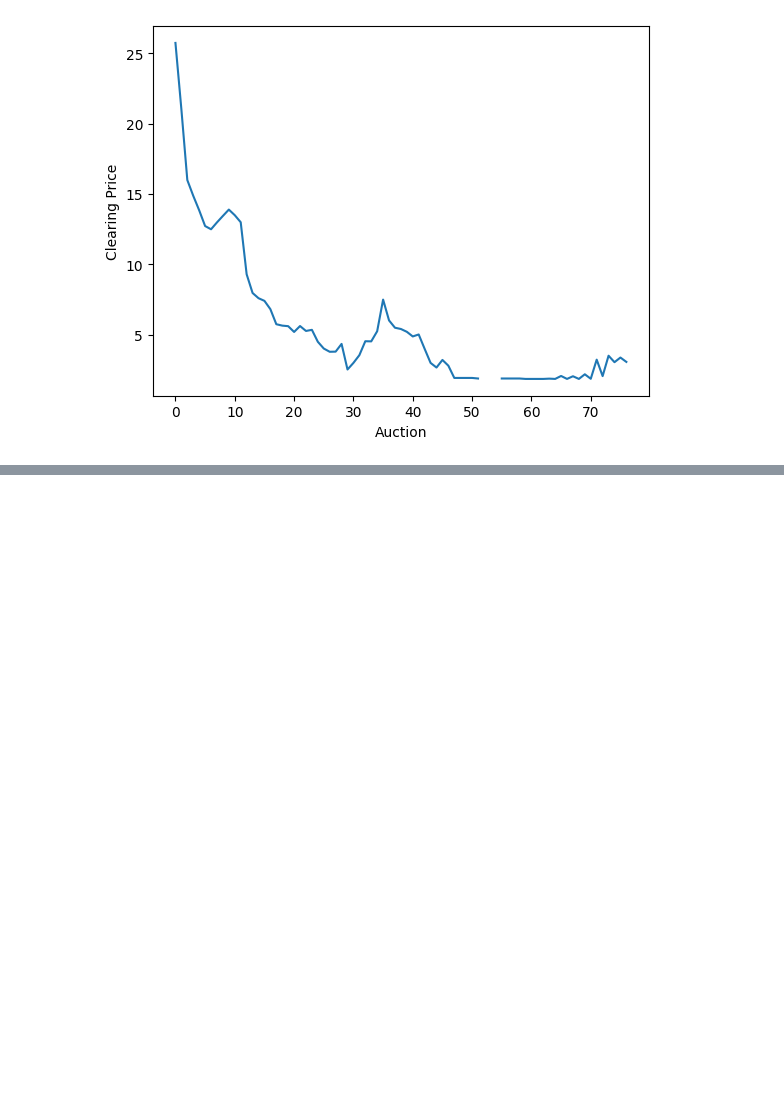
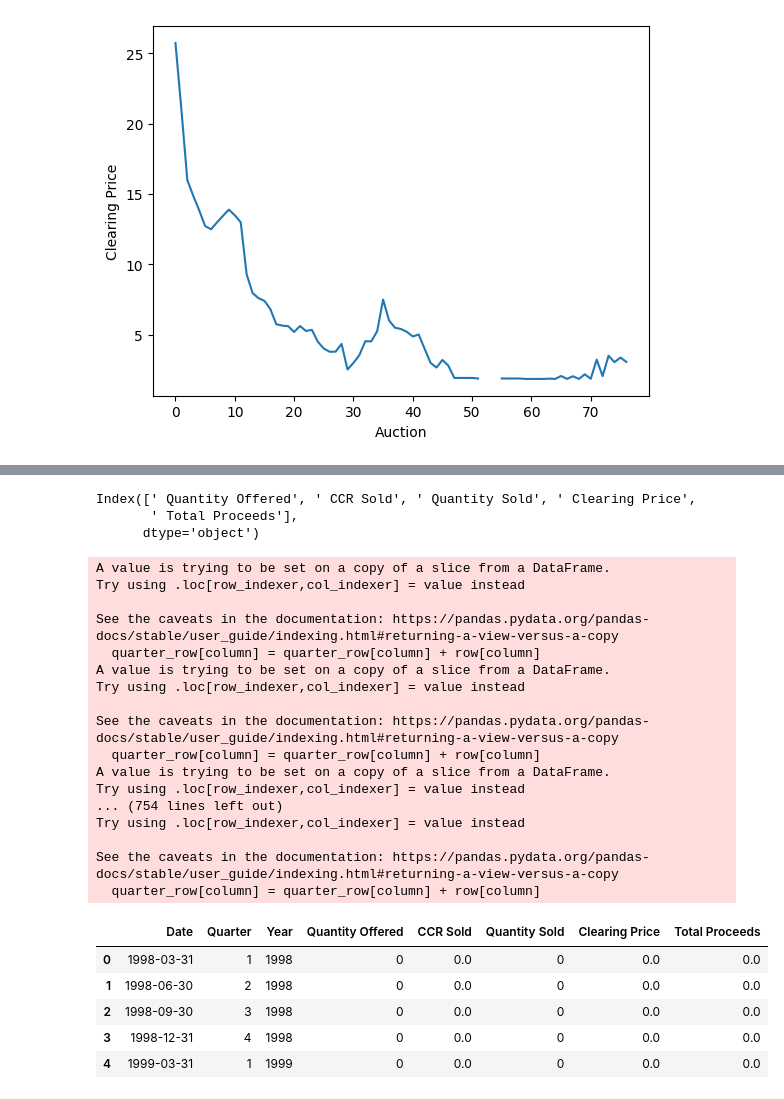
Before and after one commit to Rutgers-Economics-Labs/CleanEnergyFundingF24, a Jupyter notebook: analyze.ipynb, the cells around one changed output, grey strips where cells are left out. Drawn from its saved outputs; the diff is of its cells as text; code cells hidden in the pictures; blank space fills up the shorter version.

```diff
--- a/analyze.ipynb
+++ b/analyze.ipynb
@@ -360,0 +395,45 @@ plt.show()
+# %%
+# loop through all the auction data and add it to the quarters df by aggregating the columns
+
+# add the data.columns to the quarters_df
+columns = data.columns[2:]
+print(columns)
+
+for column in columns:
+    quarters_df[column] = 0
+
+for index, row in data.iterrows():
+    year, quarter = get_quarter(pd.to_datetime(row[' Date']))
+    quarter_row = quarters_df.loc[(quarters_df['Year'] == year) & (quarters_df['Quarter'] == quarter)]
+    for column in columns:
+        quarter_row[column] = quarter_row[column] + row[column]
+    quarters_df.loc[(quarters_df['Year'] == year) & (quarters_df['Quarter'] == quarter)]  = quarter_row
+
+quarters_df.head()
+# %% [output]
+Index([' Quantity Offered', ' CCR Sold', ' Quantity Sold', ' Clearing Price',
+       ' Total Proceeds'],
+      dtype='object')
+A value is trying to be set on a copy of a slice from a DataFrame.
+Try using .loc[row_indexer,col_indexer] = value instead
+
+See the caveats in the documentation: https://pandas.pydata.org/pandas-docs/stable/user_guide/indexing.html#returning-a-view-versus-a-copy
+  quarter_row[column] = quarter_row[column] + row[column]
+A value is trying to be set on a copy of a slice from a DataFrame.
+Try using .loc[row_indexer,col_indexer] = value instead
+
+See the caveats in the documentation: https://pandas.pydata.org/pandas-docs/stable/user_guide/indexing.html#returning-a-view-versus-a-copy
+  quarter_row[column] = quarter_row[column] + row[column]
+A value is trying to be set on a copy of a slice from a DataFrame.
+Try using .loc[row_indexer,col_indexer] = value instead
+... (754 lines left out)
+Try using .loc[row_indexer,col_indexer] = value instead
+
+See the caveats in the documentation: https://pandas.pydata.org/pandas-docs/stable/user_guide/indexing.html#returning-a-view-versus-a-copy
+  quarter_row[column] = quarter_row[column] + row[column]
+|  | Date | Quarter | Year | Quantity Offered | CCR Sold | Quantity Sold | Clearing Price | Total Proceeds |
+| 0 | 1998-03-31 | 1 | 1998 | 0 | 0.0 | 0 | 0.0 | 0.0 |
+| 1 | 1998-06-30 | 2 | 1998 | 0 | 0.0 | 0 | 0.0 | 0.0 |
+| 2 | 1998-09-30 | 3 | 1998 | 0 | 0.0 | 0 | 0.0 | 0.0 |
+| 3 | 1998-12-31 | 4 | 1998 | 0 | 0.0 | 0 | 0.0 | 0.0 |
+| 4 | 1999-03-31 | 1 | 1999 | 0 | 0.0 | 0 | 0.0 | 0.0 |
```
Also changed, not shown: parts of 5 cells of this notebook, 1 other file.
